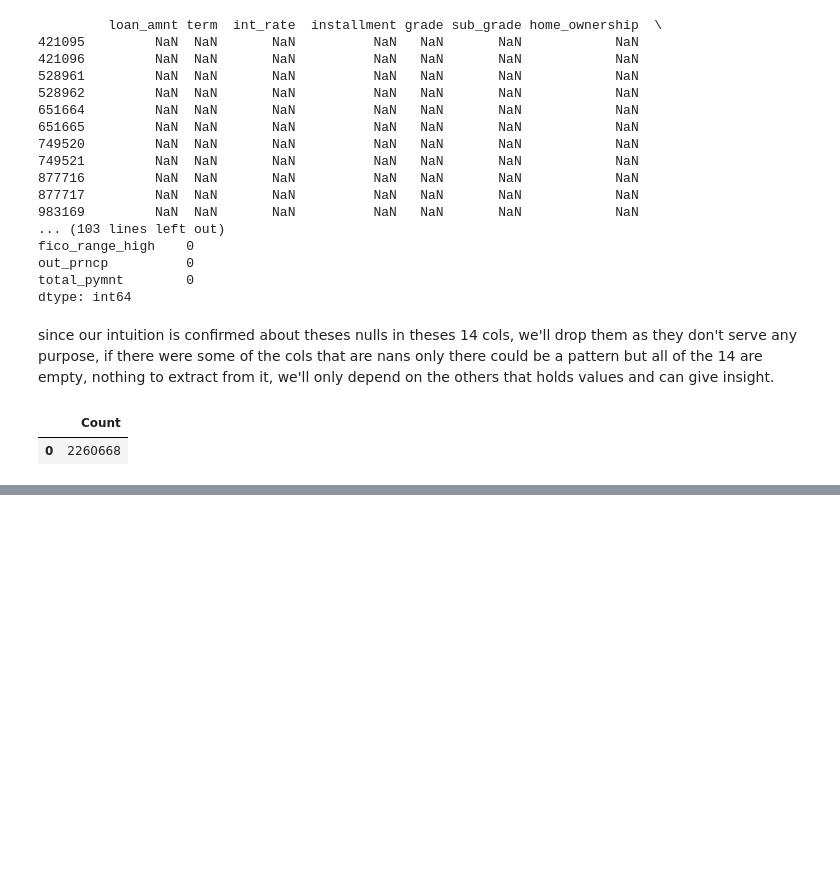
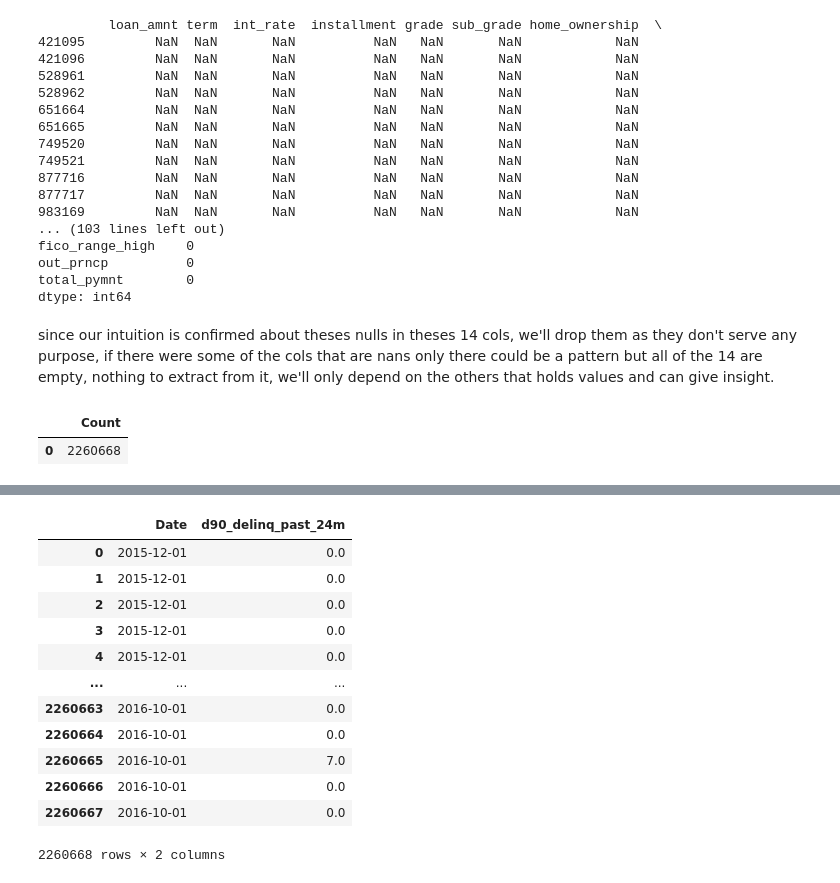
Before and after one commit to MrX1710/Projects, a Jupyter notebook: Lending_club_analysis/Lending_club_analysis.ipynb, the cells around one changed output, grey strips where cells are left out. Cells and saved outputs as stored; diff of their text form; code cells hidden in the pictures; blank space fills up the shorter version.

```diff
--- a/Lending_club_analysis/Lending_club_analysis.ipynb
+++ b/Lending_club_analysis/Lending_club_analysis.ipynb
@@ -175,3 +197,5 @@ LIMIT 5""")
 | 20000.0 | 60 months | 10.779999732971191 | 432.6600036621094 | B | B4 | ... |
 | 35000.0 | 60 months | 14.850000381469727 | 829.9000244140625 | C | C5 | ... |
 | 10400.0 | 60 months | 22.450000762939453 | 289.9100036621094 | F | F1 | ... |
+# %%
+fil_table_df = db("""SELECT * FROM FILT_TABLE""").df()
@@ -177,0 +264,16 @@ LIMIT 5""")
+# %%
+fil_table_df[['Date', 'd90_delinq_past_24m']]
+# %% [output]
+|  | Date | d90_delinq_past_24m |
+| 0 | 2015-12-01 | 0.0 |
+| 1 | 2015-12-01 | 0.0 |
+| 2 | 2015-12-01 | 0.0 |
+| 3 | 2015-12-01 | 0.0 |
+| 4 | 2015-12-01 | 0.0 |
+| ... | ... | ... |
+| 2260663 | 2016-10-01 | 0.0 |
+| 2260664 | 2016-10-01 | 0.0 |
+| 2260665 | 2016-10-01 | 7.0 |
+| 2260666 | 2016-10-01 | 0.0 |
+| 2260667 | 2016-10-01 | 0.0 |
+2260668 rows × 2 columns
```
Also changed, not shown: parts of 7 cells of this notebook.
